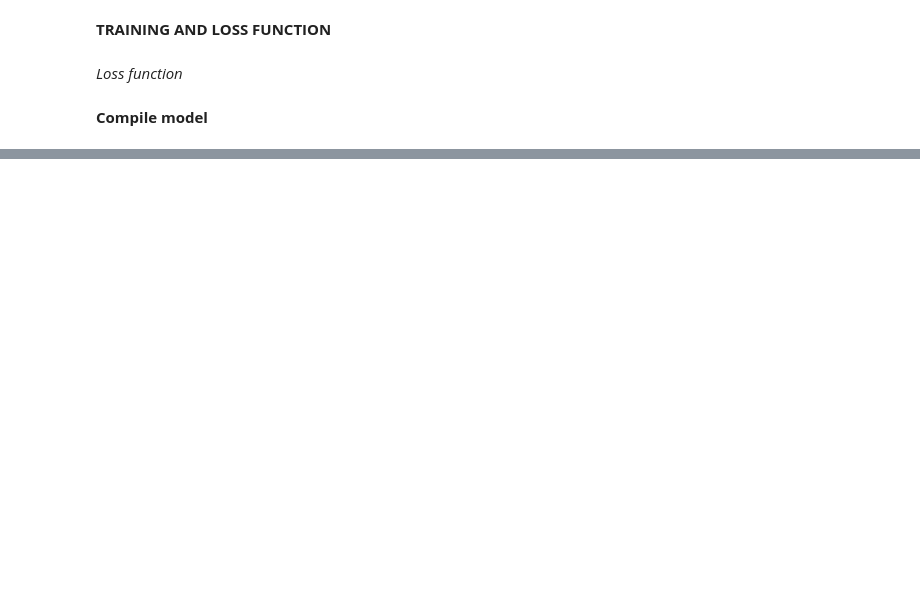
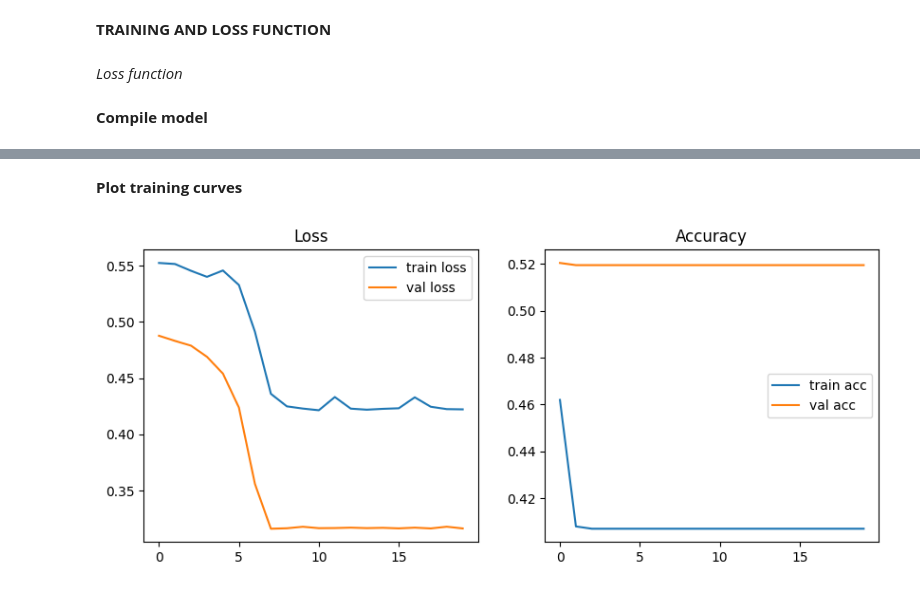
Before and after one commit to lniango/Segmentation_tracking, a Jupyter notebook: segmentation.ipynb, the cells around one changed output, grey strips where cells are left out. Drawn from its saved outputs; the diff is of its cells as text; code cells hidden in the pictures; blank space fills up the shorter version.

Commit message:
First training: 20 epochs

```diff
--- a/segmentation.ipynb
+++ b/segmentation.ipynb
@@ -11,8 +11,6 @@ import numpy as np
 # %% [markdown]
 **Encoder**
 # %%
-import tensorflow as tf
-
 def encoder_block(inputs, num_filters):
 
     x = tf.keras.layers.Conv2D(num_filters, 3, padding='same')(inputs)
@@ -21,9 +19,9 @@ def encoder_block(inputs, num_filters):
     x = tf.keras.layers.Conv2D(num_filters, 3, padding='same')(x)
     x = tf.keras.layers.Activation('relu')(x)
 
-    x = tf.keras.layers.MaxPool2D(pool_size=(2, 2), strides=2)(x)
+    p = tf.keras.layers.MaxPool2D((2,2))(x)
 
-    return x
+    return x, p
 # %% [markdown]
 **Decoder**
 # %%
@@ -263,0 +255,14 @@ model.compile(optimizer=tf.keras.optimizer.Adam(learning_rate=1e-4),
+# %%
+IMAGE_SIZE = 512
+model = unet_model(input_shape=(IMAGE_SIZE, IMAGE_SIZE, 1), num_classes=1)
+
+model.compile(optimizer=tf.keras.optimizers.Adam(learning_rate=1e-4),
+             loss=dice_loss,
+             metrics=["accuracy"]
+             )
+# %%
+history = model.fit(
+             train_dataset,
+             validation_data=valid_dataset,
+             epochs=20
+             )
@@ -263,0 +299,2 @@ model.compile(optimizer=tf.keras.optimizer.Adam(learning_rate=1e-4),
+# %% [markdown]
+**Plot training curves**
@@ -263,0 +304,27 @@ model.compile(optimizer=tf.keras.optimizer.Adam(learning_rate=1e-4),
+# %%
+import matplotlib.pyplot as plt
+
+def plot_training(history):
+
+    plt.figure(figsize=(10,4))
+
+    # Loss
+    plt.subplot(1,2,1)
+    plt.plot(history.history["loss"], label="train loss")
+    plt.plot(history.history["val_loss"], label="val loss")
+    plt.title("Loss")
+    plt.legend()
+
+    # Accuracy (si disponible)
+    if "accuracy" in history.history:
+        plt.subplot(1,2,2)
+        plt.plot(history.history["accuracy"], label="train acc")
+        plt.plot(history.history["val_accuracy"], label="val acc")
+        plt.title("Accuracy")
+        plt.legend()
+
+    plt.show()
+
+plot_training(history)
+# %% [output]
+[figure, added]
```
Also changed, not shown: parts of 9 cells of this notebook, 4 other files.
